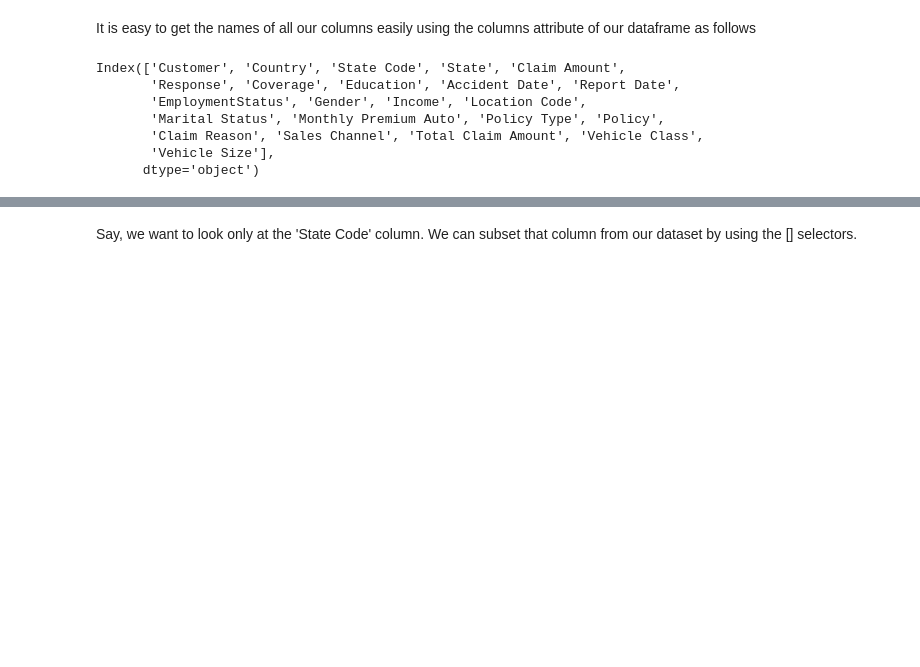
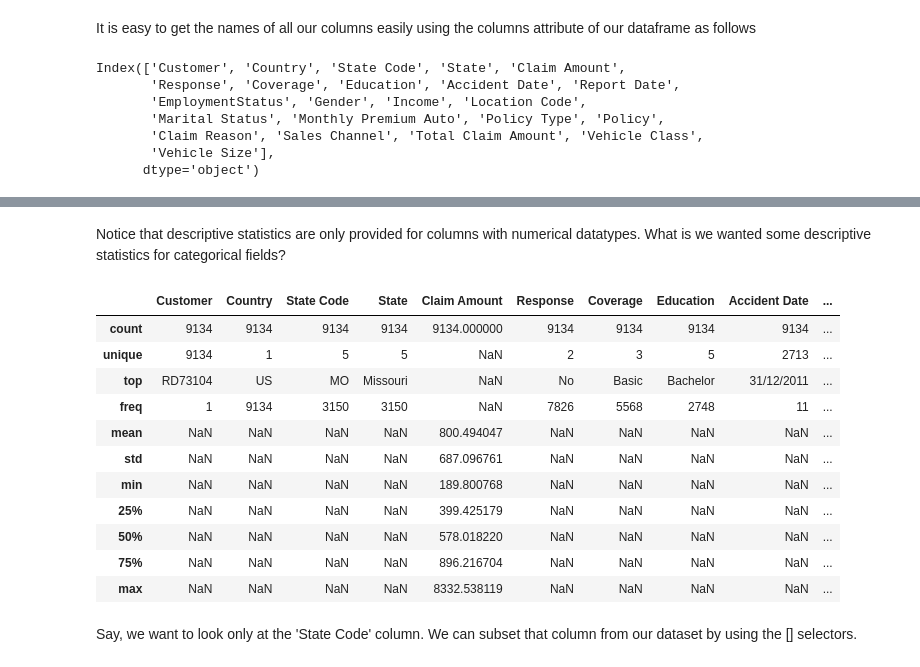
Before and after one commit to penguinpompom/SAS_afternoon_talk, a Jupyter notebook: Pandas/SAS Introduction to Python.ipynb, the cells around one changed output, grey strips where cells are left out. Drawn from its saved outputs; the diff is of its cells as text; code cells hidden in the pictures; blank space fills up the shorter version.

```diff
--- a/Pandas/SAS Introduction to Python.ipynb
+++ b/Pandas/SAS Introduction to Python.ipynb
@@ -57,3 +72,20 @@ Index(['Customer', 'Country', 'State Code', 'State', 'Claim Amount',
+# %% [markdown]
+Notice that descriptive statistics are only provided for columns with numerical datatypes. What is we wanted some descriptive statistics for categorical fields?
+# %%
+df.describe(include='all')
+# %% [output]
+|  | Customer | Country | State Code | State | Claim Amount | Response | Coverage | Education | Accident Date | ... |
+| count | 9134 | 9134 | 9134 | 9134 | 9134.000000 | 9134 | 9134 | 9134 | 9134 | ... |
+| unique | 9134 | 1 | 5 | 5 | NaN | 2 | 3 | 5 | 2713 | ... |
+| top | RD73104 | US | MO | Missouri | NaN | No | Basic | Bachelor | 31/12/2011 | ... |
+| freq | 1 | 9134 | 3150 | 3150 | NaN | 7826 | 5568 | 2748 | 11 | ... |
+| mean | NaN | NaN | NaN | NaN | 800.494047 | NaN | NaN | NaN | NaN | ... |
+| std | NaN | NaN | NaN | NaN | 687.096761 | NaN | NaN | NaN | NaN | ... |
+| min | NaN | NaN | NaN | NaN | 189.800768 | NaN | NaN | NaN | NaN | ... |
+| 25% | NaN | NaN | NaN | NaN | 399.425179 | NaN | NaN | NaN | NaN | ... |
+| 50% | NaN | NaN | NaN | NaN | 578.018220 | NaN | NaN | NaN | NaN | ... |
+| 75% | NaN | NaN | NaN | NaN | 896.216704 | NaN | NaN | NaN | NaN | ... |
+| max | NaN | NaN | NaN | NaN | 8332.538119 | NaN | NaN | NaN | NaN | ... |
 # %% [markdown]
 Say, we want to look only at the 'State Code' column. We can subset that column from our dataset by using the [] selectors.
 # %%
```
Also changed, not shown: parts of 2 cells of this notebook.
